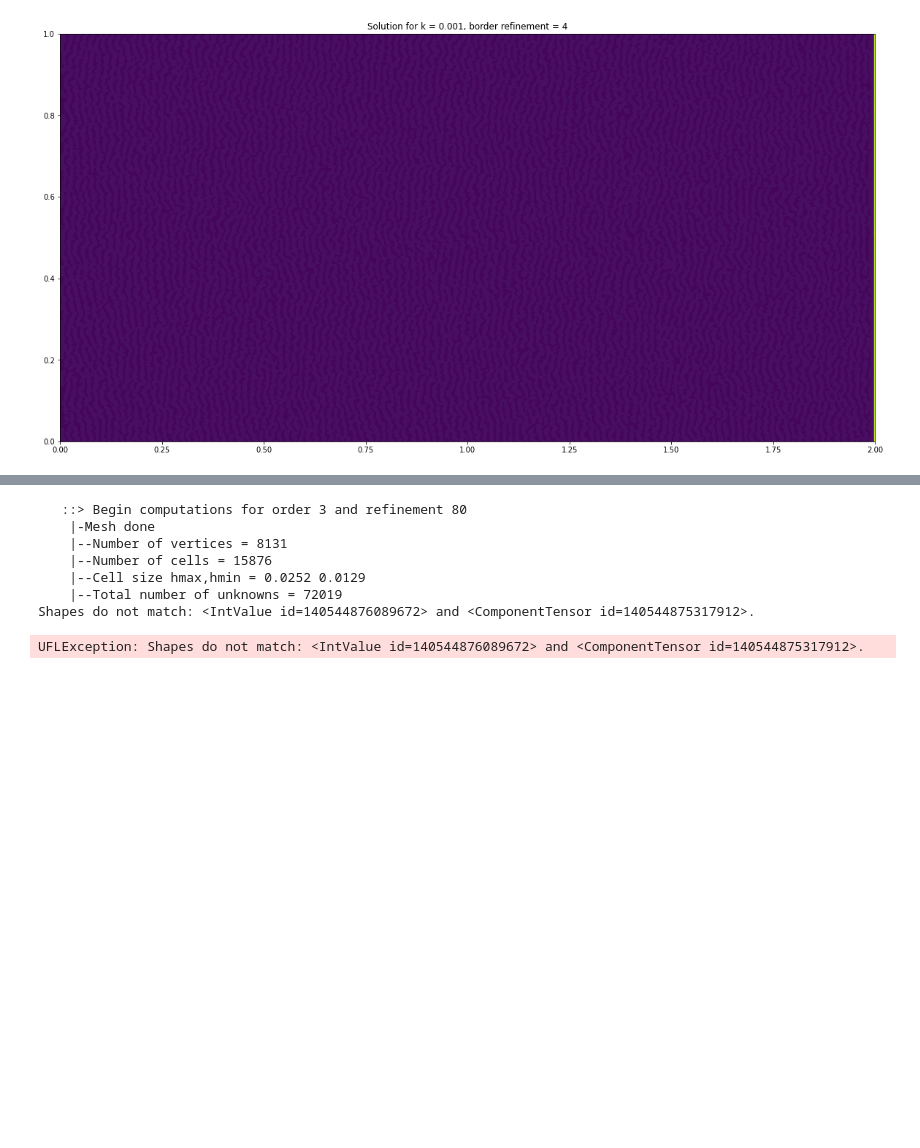
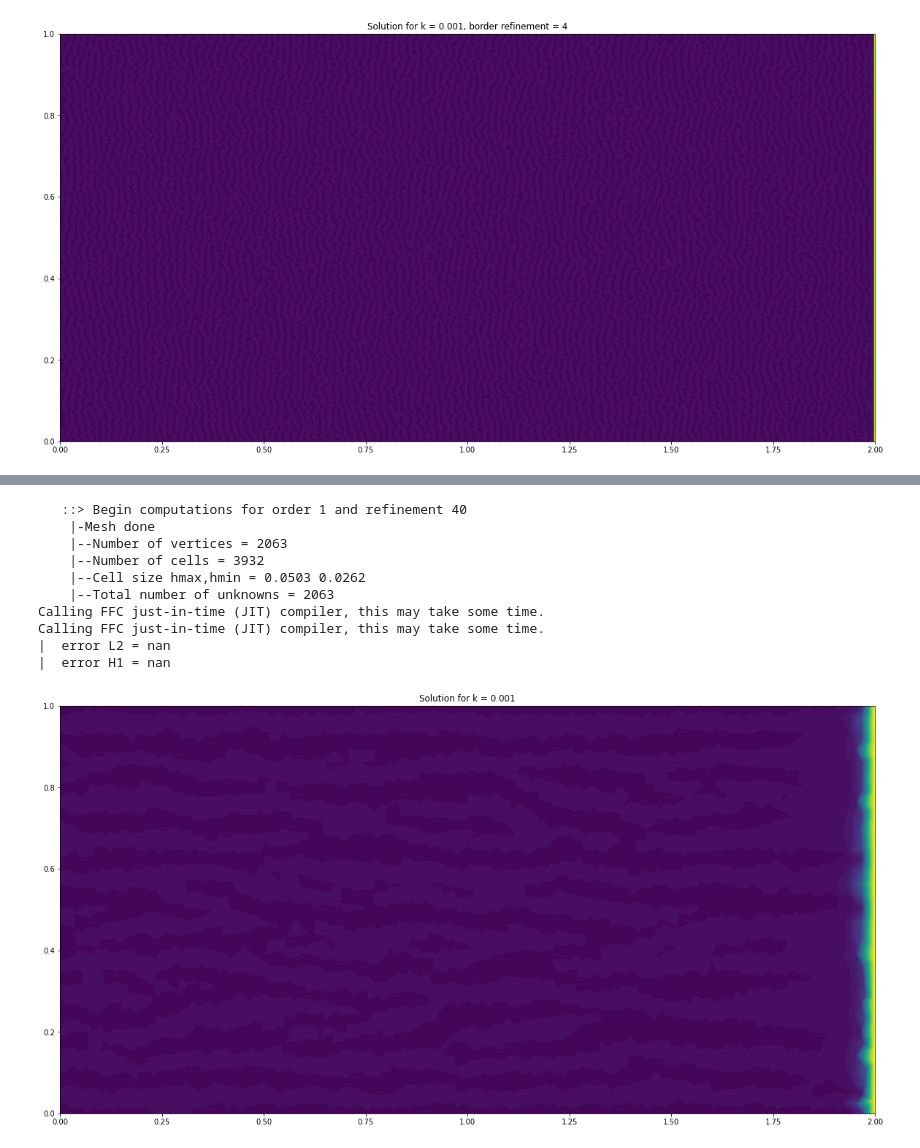
Before and after one commit to ericlesaquiles/FEMexperiments, a Jupyter notebook: ex3/ex3v2.ipynb, the cells around one changed output, grey strips where cells are left out. Cells and saved outputs as stored; diff of their text form; code cells hidden in the pictures; blank space fills up the shorter version.

Commit message:
Added regulirizer term to 2nd order problems notebook

```diff
--- a/ex3/ex3v2.ipynb
+++ b/ex3/ex3v2.ipynb
@@ -358,7 +393,7 @@ def advection_diffusion(beta,
                         L = 1.0,
                         B = 1.0,
                         r_border_refinements = 0,
-                        stabilization_term = False,
+                        SUPG = False,
                         fileio = 'pvd',
                         dir_ = './results'):
     #fileio = 'pvd'
@@ -442,14 +477,6 @@ def advection_diffusion(beta,
     W = FunctionSpace(mesh, Pk)
     print("    |--Total number of unknowns = %d" % (W.dim()))
 
-    # Stabilization term (tk)
-    if stabilization_term:
-      DG  = FiniteElement("DG", mesh.ufl_cell(), 0)
-      VDG = FunctionSpace(mesh,DG)
-      tk = Function(VDG)
-      for cell in cells(mesh):
-        tk.vector()[cell.index()] = 1/(4*kappa/mesh.hmax()**2 + 2*mod_beta/mesh.hmax())
-
     ### Variational formulation: Poisson problem
     u = TrialFunction(W)
     v = TestFunction(W)
@@ -458,14 +485,18 @@ def advection_diffusion(beta,
     dx = Measure("dx")(subdomain_data=funcdom)
 
     f = Constant(0)
-    if not stabilization_term:
-      a = inner(kappa*grad(u), grad(v))*dx + v*inner(beta,grad(u))*dx
-    else:
-      a = inner(kappa*grad(u), grad(v))*dx + v*inner(beta,grad(u))*dx + \
-          inner(beta,grad(u)) * tk *(inner(-1,kappa*grad(u))+inner(beta,grad(u)))*dx
 
     LL = f*v*dx
+    a = inner(kappa*grad(u), grad(v))*dx + v*inner(beta,grad(u))*dx
 
+    if SUPG:
+        hk     = CellDiameter(mesh)
+        tauk   = 1.0/(4*kappa/hk**2 + 2.0*sqrt(dot(beta, beta))/hk)
+        lhs_eq = -div(kappa*grad(u)) + dot(beta, grad(u))
+        rhs_eq = f
+
+        a = a + tauk * lhs_eq * dot(beta, grad(v))*dx
+        LL = LL + tauk * rhs_eq * dot(beta, grad(v))*dx
 
     bcleft  = DirichletBC(W, Constant(0), left)
     bcright = DirichletBC(W, Constant(1), right)
@@ -501,25 +532,28 @@ def advection_diffusion(beta,
 # %%
 k = .001
 #r_border_refinements = 2
 
 (w, mesh) = advection_diffusion(beta = (1,0),
                                 k = k,
-                                order = 3,
-                                mesh_refinement = 80,
+                                order = 1,
+                                mesh_refinement = 40,
                                 L = 2,
-                                stabilization_term = True)
+                                SUPG = True)
 
 plt.figure(figsize=(20,20))
 #plot(mesh,linewidth=.1)
 c = plot(w, wireframe=True, title=f'Solution for k = {k}')
 #plt.colorbar(c)
 plt.show()
 # %% [output]
-   ::> Begin computations for order 3 and refinement 80
+   ::> Begin computations for order 1 and refinement 40
     |-Mesh done
-    |--Number of vertices = 8131
-    |--Number of cells = 15876
-    |--Cell size hmax,hmin = 0.0252 0.0129
-    |--Total number of unknowns = 72019
-Shapes do not match: <IntValue id=140544876089672> and <ComponentTensor id=140544875317912>.
+    |--Number of vertices = 2063
+    |--Number of cells = 3932
+    |--Cell size hmax,hmin = 0.0503 0.0262
+    |--Total number of unknowns = 2063
+Calling FFC just-in-time (JIT) compiler, this may take some time.
+Calling FFC just-in-time (JIT) compiler, this may take some time.
+|  error L2 = nan
+|  error H1 = nan
-UFLException: Shapes do not match: <IntValue id=140544876089672> and <ComponentTensor id=140544875317912>.
+[figure, added]
```
Also changed, not shown: parts of 8 cells of this notebook.
